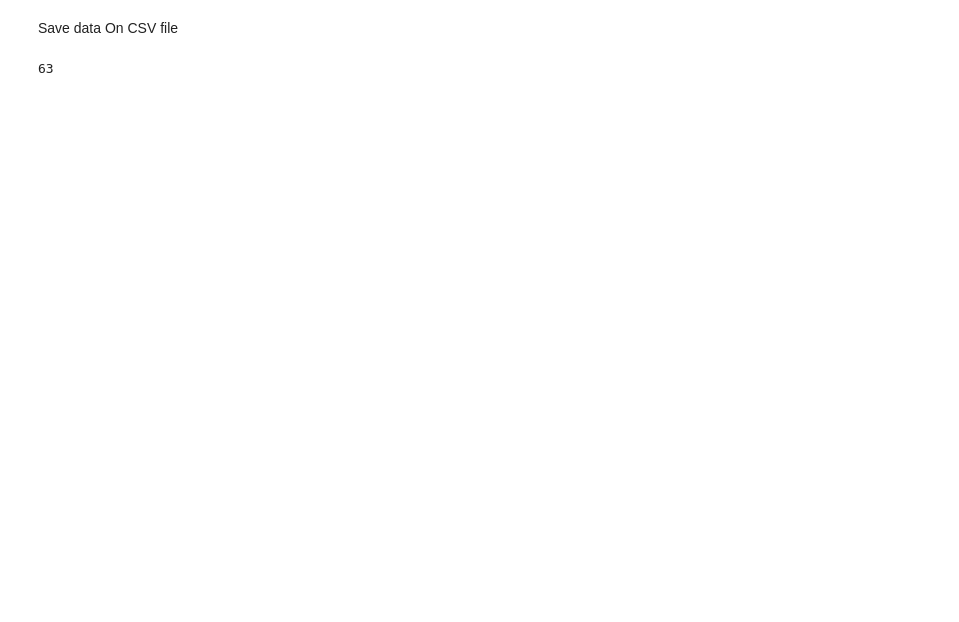
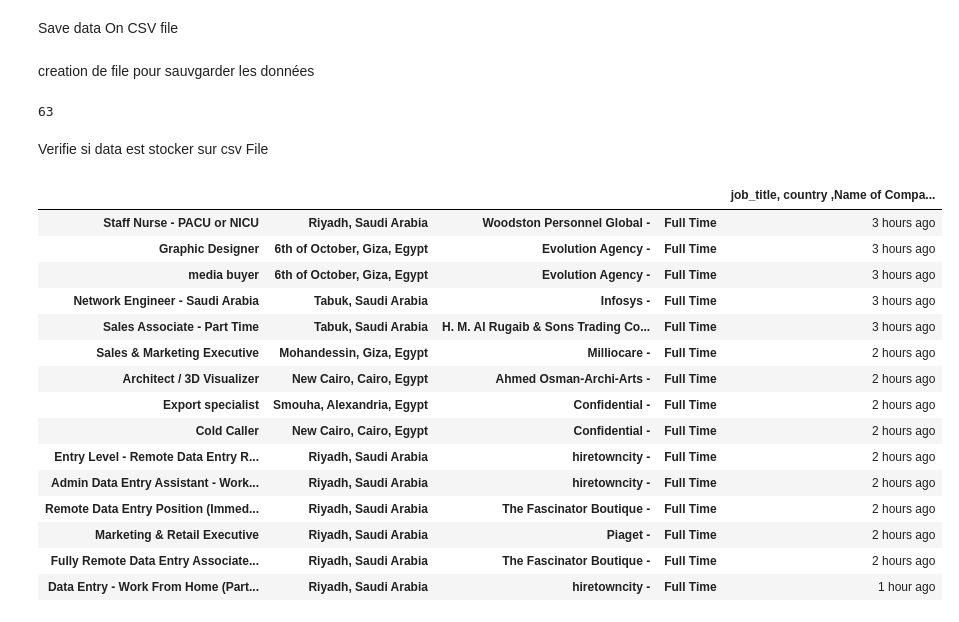
Before and after one commit to KhouloudBolif/Web-Scraping, a Jupyter notebook: scraping.ipynb, the cells around one changed output. Cells and saved outputs as stored; diff of their text form; code cells hidden in the pictures; blank space fills up the shorter version.

Commit message:
webscarping done and data is saved

```diff
--- a/scraping.ipynb
+++ b/scraping.ipynb
@@ -111,3 +82,5 @@ for container in containers:
 # %% [markdown]
 Save data On CSV file
+# %% [markdown]
+creation de file pour sauvgarder les données
 # %%
@@ -118,0 +114,26 @@ f.write(header)
+# %% [markdown]
+Verifie si data est stocker sur csv File
+# %%
+import pandas as pd
+
+# Lire le fichier CSV
+df = pd.read_csv('data/jobs.csv', sep=';')
+
+df
+# %% [output]
+|  |  |  |  | job_title, country ,Name of Compa... |
+| Staff Nurse - PACU or NICU | Riyadh, Saudi Arabia | Woodston Personnel Global - | Full Time | 3 hours ago |
+| Graphic Designer | 6th of October, Giza, Egypt | Evolution Agency - | Full Time | 3 hours ago |
+| media buyer | 6th of October, Giza, Egypt | Evolution Agency - | Full Time | 3 hours ago |
+| Network Engineer - Saudi Arabia | Tabuk, Saudi Arabia | Infosys - | Full Time | 3 hours ago |
+| Sales Associate - Part Time | Tabuk, Saudi Arabia | H. M. Al Rugaib & Sons Trading Co... | Full Time | 3 hours ago |
+| Sales & Marketing Executive | Mohandessin, Giza, Egypt | Milliocare - | Full Time | 2 hours ago |
+| Architect / 3D Visualizer | New Cairo, Cairo, Egypt | Ahmed Osman-Archi-Arts - | Full Time | 2 hours ago |
+| Export specialist | Smouha, Alexandria, Egypt | Confidential - | Full Time | 2 hours ago |
+| Cold Caller | New Cairo, Cairo, Egypt | Confidential - | Full Time | 2 hours ago |
+| Entry Level - Remote Data Entry R... | Riyadh, Saudi Arabia | hiretowncity - | Full Time | 2 hours ago |
+| Admin Data Entry Assistant - Work... | Riyadh, Saudi Arabia | hiretowncity - | Full Time | 2 hours ago |
+| Remote Data Entry Position (Immed... | Riyadh, Saudi Arabia | The Fascinator Boutique - | Full Time | 2 hours ago |
+| Marketing & Retail Executive | Riyadh, Saudi Arabia | Piaget - | Full Time | 2 hours ago |
+| Fully Remote Data Entry Associate... | Riyadh, Saudi Arabia | The Fascinator Boutique - | Full Time | 2 hours ago |
+| Data Entry - Work From Home (Part... | Riyadh, Saudi Arabia | hiretowncity - | Full Time | 1 hour ago |
```
Also changed, not shown: parts of 8 cells of this notebook, 1 other file.
